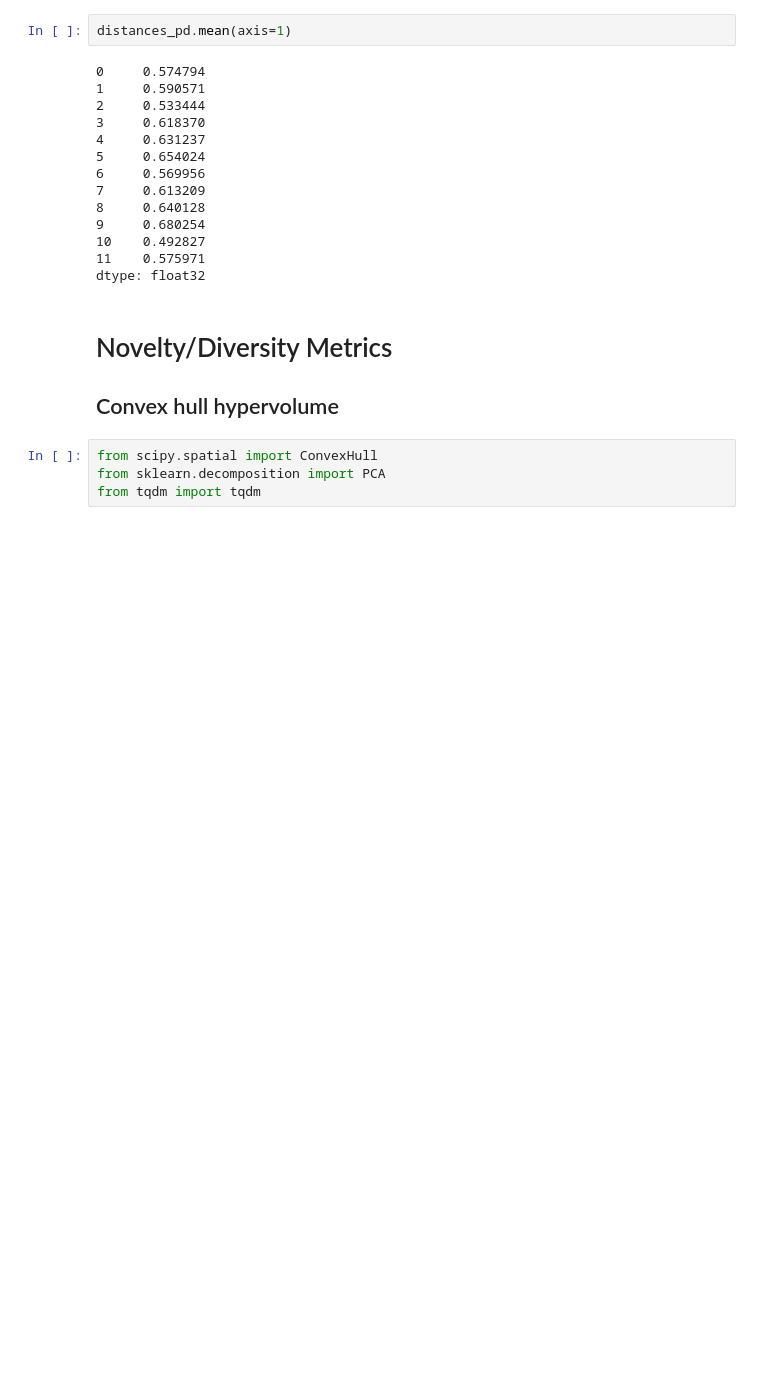
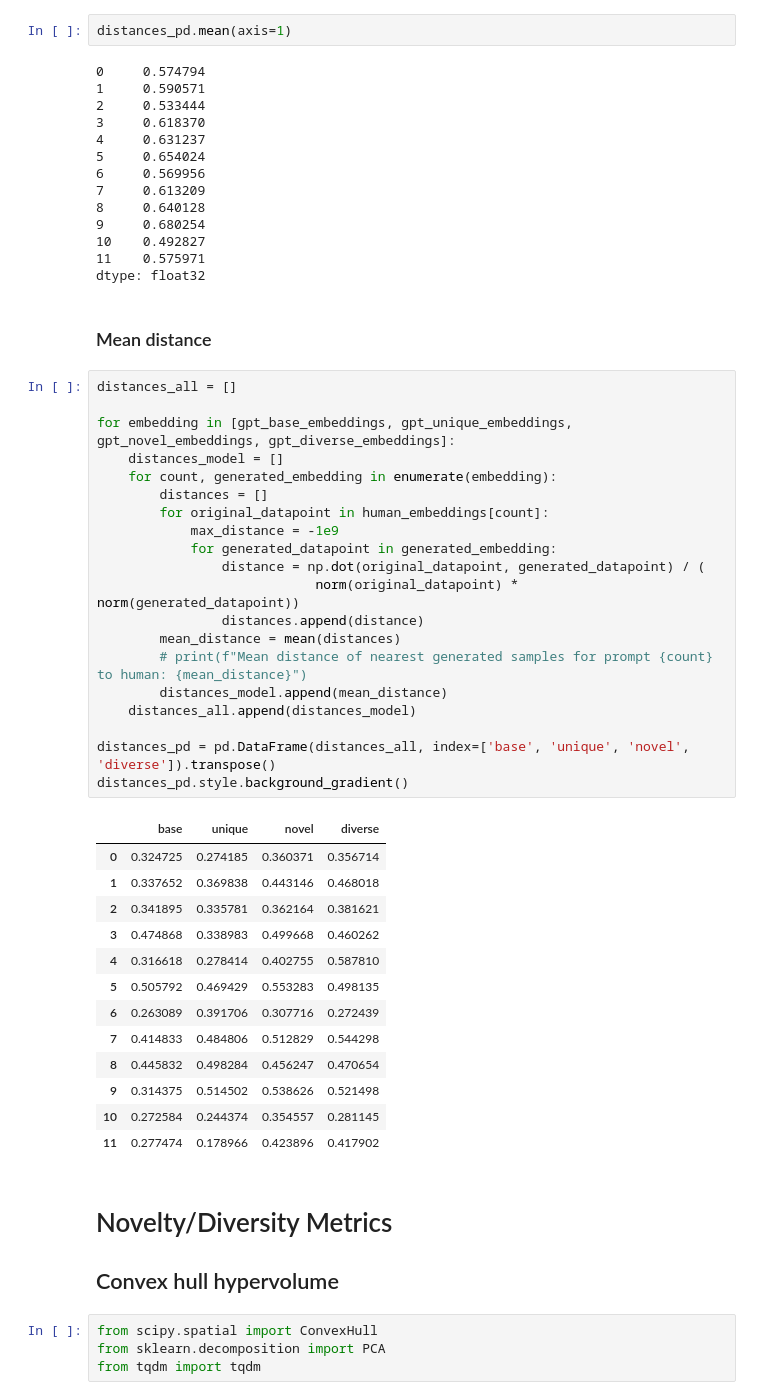
Before and after one commit to kevinma1515/gpt_IDETC, a Jupyter notebook: evaluations/zero_shot_evaluation.ipynb, the cells around one changed output. Saved outputs shown, nothing was run; the diff lists cells and outputs as text; blank space fills up the shorter version.

Commit message:
added mean distance to all

```diff
--- a/evaluations/zero_shot_evaluation.ipynb
+++ b/evaluations/zero_shot_evaluation.ipynb
@@ -381,6 +381,42 @@ distances_pd.mean(axis=1)
 10    0.492827
 11    0.575971
 dtype: float32
+# %% [markdown]
+### Mean distance
+# %%
+distances_all = []
+
+for embedding in [gpt_base_embeddings, gpt_unique_embeddings, gpt_novel_embeddings, gpt_diverse_embeddings]:
+    distances_model = []
+    for count, generated_embedding in enumerate(embedding):
+        distances = []
+        for original_datapoint in human_embeddings[count]:
+            max_distance = -1e9
+            for generated_datapoint in generated_embedding:
+                distance = np.dot(original_datapoint, generated_datapoint) / (
+                            norm(original_datapoint) * norm(generated_datapoint))
+                distances.append(distance)
+        mean_distance = mean(distances)
+        # print(f"Mean distance of nearest generated samples for prompt {count} to human: {mean_distance}")
+        distances_model.append(mean_distance)
+    distances_all.append(distances_model)
+
+distances_pd = pd.DataFrame(distances_all, index=['base', 'unique', 'novel', 'diverse']).transpose()
+distances_pd.style.background_gradient()
+# %% [output]
+|  | base | unique | novel | diverse |
+| 0 | 0.324725 | 0.274185 | 0.360371 | 0.356714 |
+| 1 | 0.337652 | 0.369838 | 0.443146 | 0.468018 |
+| 2 | 0.341895 | 0.335781 | 0.362164 | 0.381621 |
+| 3 | 0.474868 | 0.338983 | 0.499668 | 0.460262 |
+| 4 | 0.316618 | 0.278414 | 0.402755 | 0.587810 |
+| 5 | 0.505792 | 0.469429 | 0.553283 | 0.498135 |
+| 6 | 0.263089 | 0.391706 | 0.307716 | 0.272439 |
+| 7 | 0.414833 | 0.484806 | 0.512829 | 0.544298 |
+| 8 | 0.445832 | 0.498284 | 0.456247 | 0.470654 |
+| 9 | 0.314375 | 0.514502 | 0.538626 | 0.521498 |
+| 10 | 0.272584 | 0.244374 | 0.354557 | 0.281145 |
+| 11 | 0.277474 | 0.178966 | 0.423896 | 0.417902 |
 # %% [markdown]
 # Novelty/Diversity Metrics
 ## Convex hull hypervolume
```
